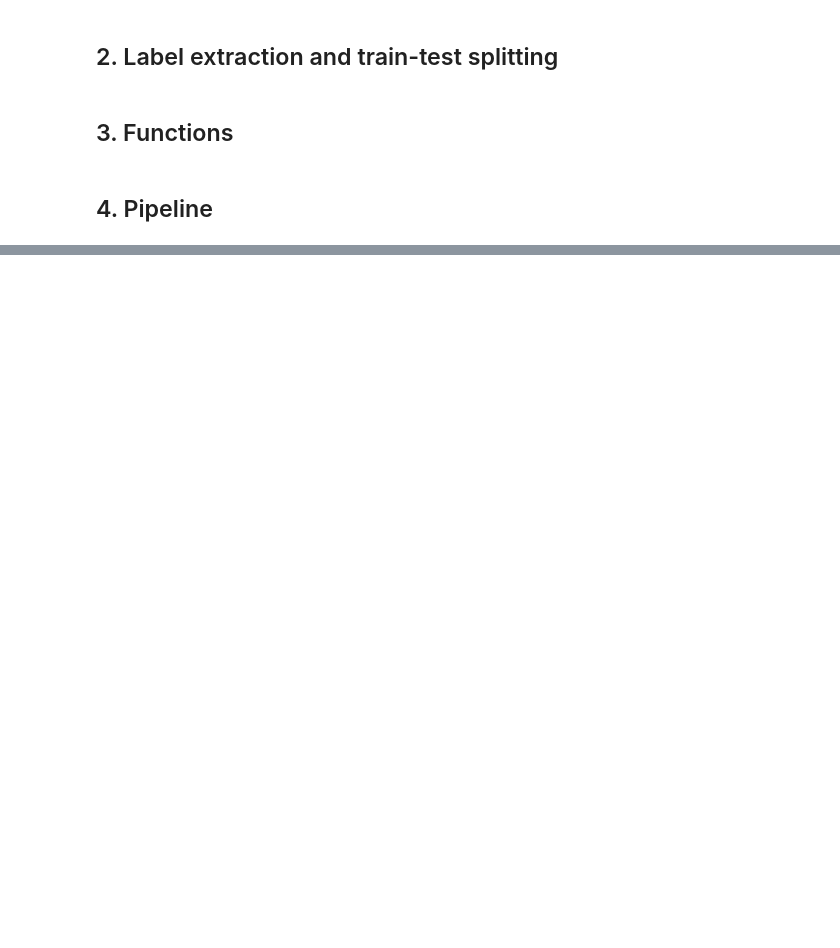
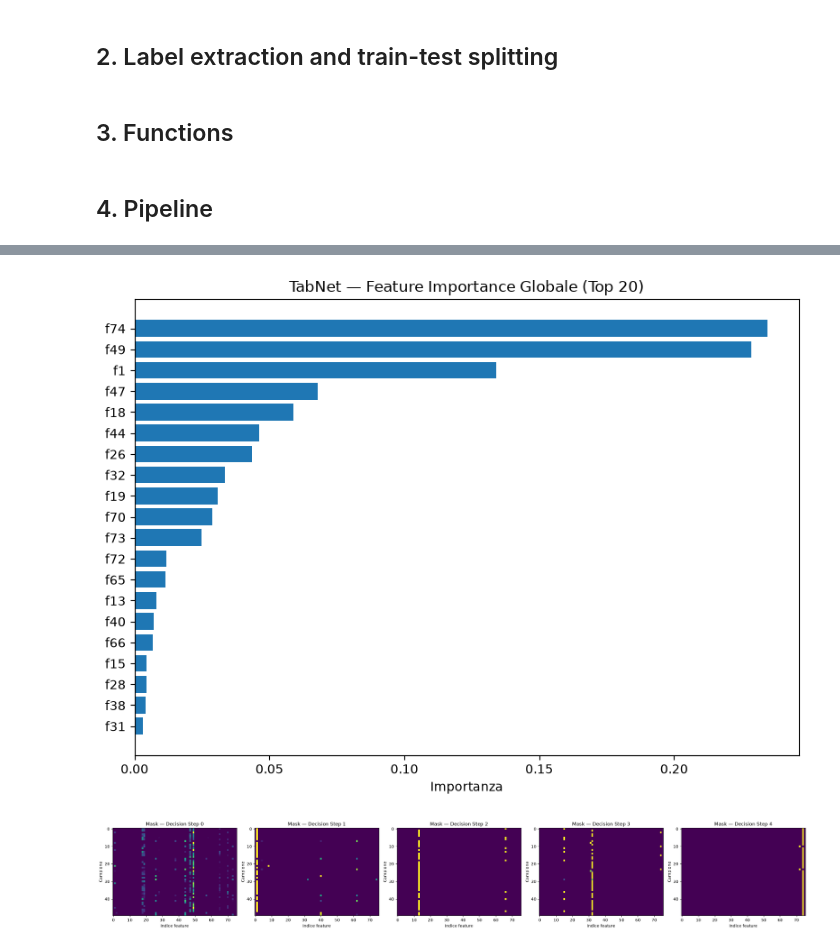
Before and after one commit to gabb-OS/loan-risk-rating-prediction, a Jupyter notebook: src/pipeline_tabnet.ipynb, the cells around one changed output, grey strips where cells are left out. Cells and saved outputs as stored; diff of their text form; code cells hidden in the pictures; blank space fills up the shorter version.

```diff
--- a/src/pipeline_tabnet.ipynb
+++ b/src/pipeline_tabnet.ipynb
@@ -419,0 +756,33 @@ print("Pipeline saved.")
+# %%
+# Feature importance globale
+importances = best_model.feature_importances_
+feature_names = X_train_np.columns if hasattr(X_train_np, 'columns') else [f"f{i}" for i in range(len(importances))]
+
+imp_df = pd.DataFrame({'feature': feature_names, 'importance': importances}).sort_values('importance', ascending=False)
+
+plt.figure(figsize=(8, max(4, len(imp_df.head(20)) * 0.3)))
+plt.barh(imp_df['feature'].head(20)[::-1], imp_df['importance'].head(20)[::-1])
+plt.xlabel('Importanza'); plt.title('TabNet — Feature Importance Globale (Top 20)')
+plt.tight_layout()
+plt.show()
+# %% [output]
+[figure, added]
+# %%
+# Mask di attenzione per decision step
+explain_matrix, masks = best_model.explain(X_val_np)
+
+n_steps_used = len(masks)
+fig, axes = plt.subplots(1, n_steps_used, figsize=(5 * n_steps_used, 4))
+if n_steps_used == 1:
+    axes = [axes]
+
+for step_idx, mask in masks.items():
+    axes[step_idx].imshow(mask[:50], aspect='auto', cmap='viridis')  # prime 50 righe del val set
+    axes[step_idx].set_title(f'Mask — Decision Step {step_idx}')
+    axes[step_idx].set_xlabel('Indice feature')
+    axes[step_idx].set_ylabel('Campione')
+
+plt.tight_layout()
+plt.show()
+# %% [output]
+[figure, added]
```
Also changed, not shown: parts of 11 cells of this notebook.
